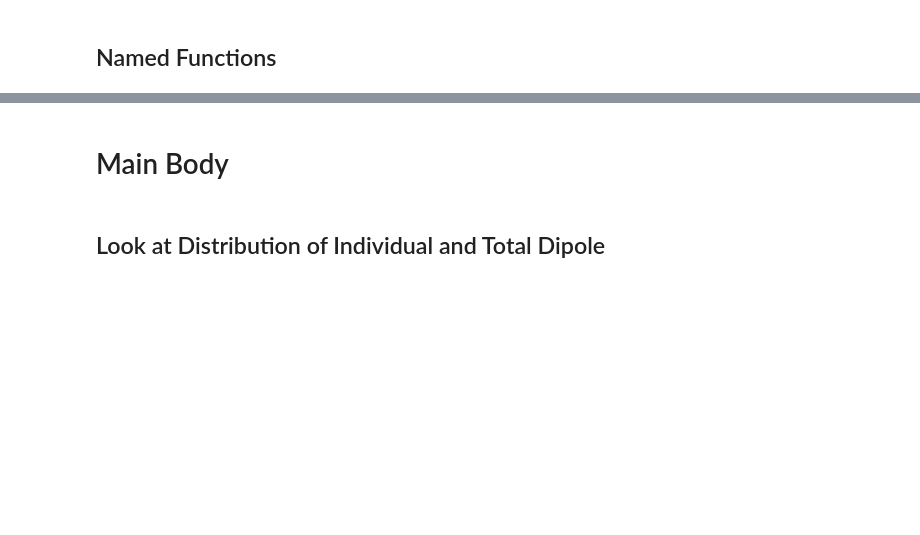
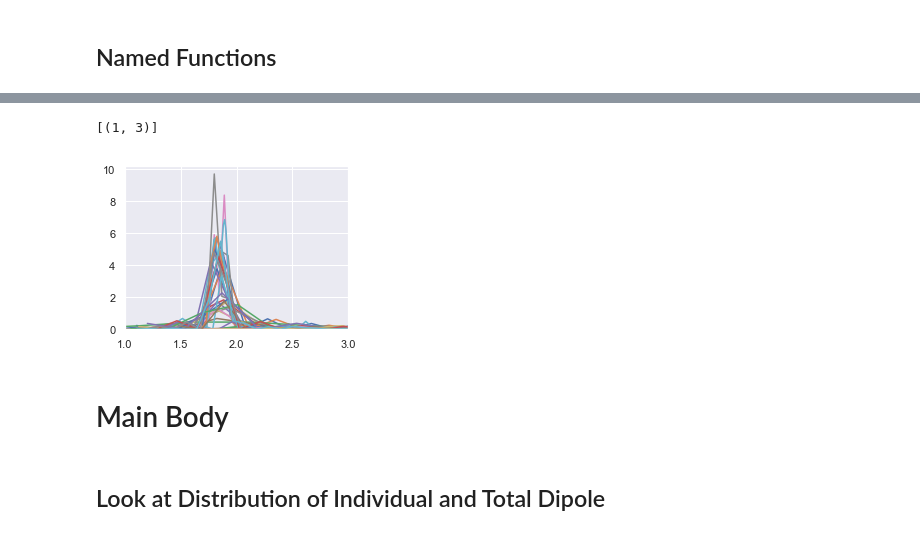
Before and after one commit to gvermillion/msc_thesis, a Jupyter notebook: partial_charge/vacuum/analyze_vacuum_pc.ipynb, the cells around one changed output, grey strips where cells are left out. Drawn from its saved outputs; the diff is of its cells as text; code cells hidden in the pictures; blank space fills up the shorter version.

```diff
--- a/partial_charge/vacuum/analyze_vacuum_pc.ipynb
+++ b/partial_charge/vacuum/analyze_vacuum_pc.ipynb
@@ -232,14 +168,0 @@ def make_fill_couple_plot():
-# %%
-for col in ["config","fill","run"]:
-    raw_df[col] = raw_df[col].apply(int)
-
-
-
-# For some reasons, this needs to run first. Need to debug why. I think it has something
-# to do with the passing of m between functions
-config = 0
-couple="ferro"
-fill=1000
-df = filter_by_config(config,filter_by_couple(couple,filter_by_fill(fill,raw_df)))
-
-total_dipole = get_total_dipole(df) # This specifically has to be called
@@ -246,3 +243,19 @@ total_dipole = get_total_dipole(df) # This specifically has to be called
+# %%
+df = filter_by_fill(1111,tidy_df)
+df_d = filter_by_type('dipole',df)
+df_td = filter_by_type('total_dipole',df)
+
+
+
+fig = plt.figure(figsize=(4,3))
+ax = plt.gca()
+for i in np.arange(60):
+    config = filter_by_config(i,df_d)
+    sns.kdeplot(config.value.values,ax=ax)
+ax.set(xlim=[1,3])
+# %% [output]
+[(1, 3)]
+[figure, added]
 # %% [markdown]
 # Main Body
 # %% [markdown]
```
Also changed, not shown: parts of 18 cells of this notebook, 1 other file.
